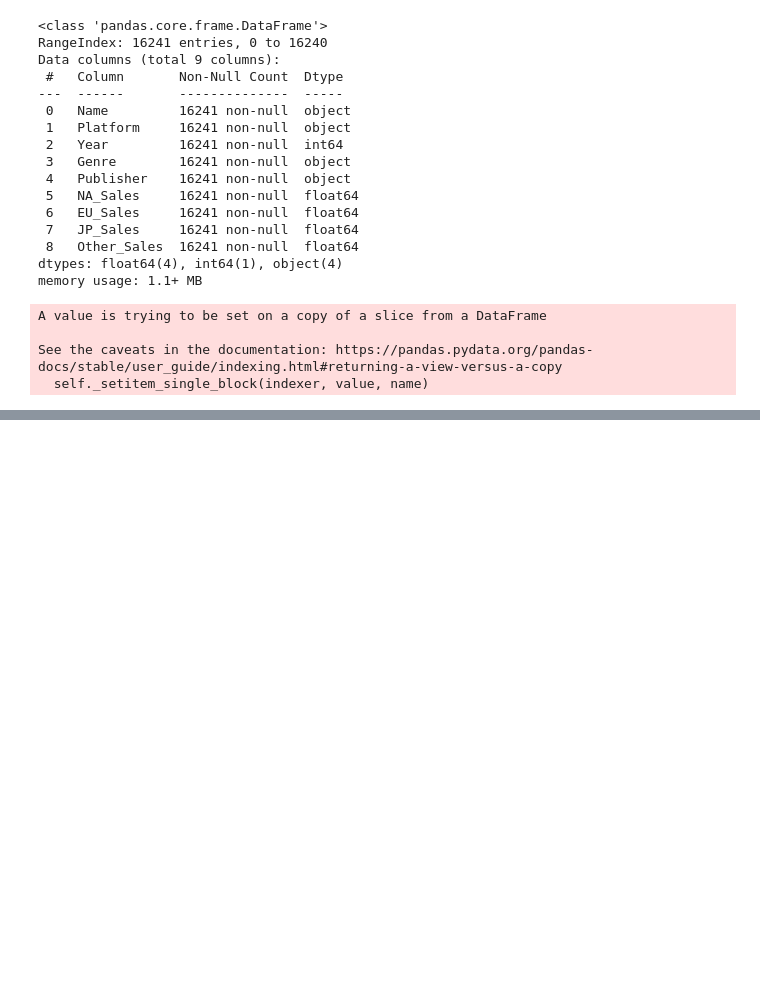
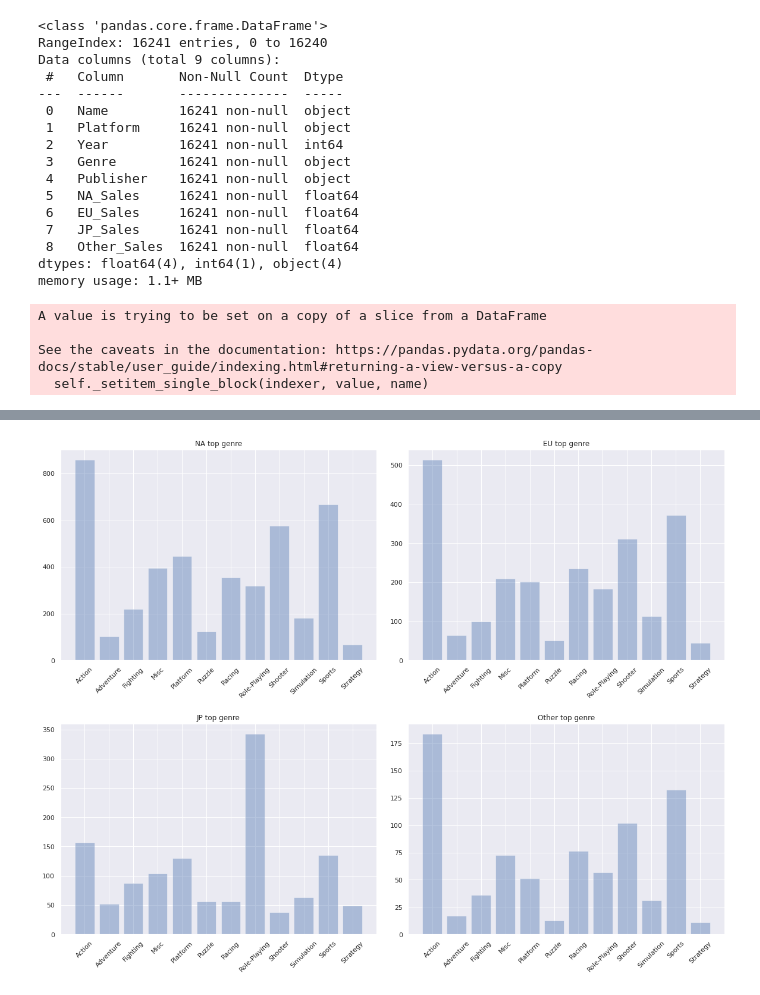
Before and after one commit to sigma-wbi/Game_Analysis_Project, a Jupyter notebook: Section_1_Project.ipynb, the cells around one changed output, grey strips where cells are left out. Saved outputs shown, nothing was run; the diff lists cells and outputs as text; code cells hidden in the pictures; blank space fills up the shorter version.

```diff
--- a/Section_1_Project.ipynb
+++ b/Section_1_Project.ipynb
@@ -319,0 +382,3 @@ Name: Genre, dtype: int64
+# %%
+df_genre1 = df_genre.reset_index()
+df_genre1
@@ -319,0 +399,32 @@ Name: Genre, dtype: int64
+# %%
+#sns.set(style='darkgrid')
+#plt.figure(figsize=(15, 10))
+#plt.title("Preferred Game Genre", fontsize=30)
+#plt.xlabel("Genre of game", fontsize=20)
+#plt.ylabel("Sales", fontsize=20)
+##sns.barplot(x='Genre',y='EU_Sales',data=df_genre1);
+#sns.lineplot(x='Genre',y='NA_Sales',data=df_genre);
+#sns.lineplot(x='Genre',y='JP_Sales',data=df_genre);
+#sns.lineplot(x='Genre',y='Other_Sales',data=df_genre);
+#sns.lineplot(x='Genre',y='Total_Sales',data=df_genre);
+#sns.lineplot(data=df_genre,markers=True);
+
+f, axes =plt.subplots(2,2)
+f.set_size_inches((20, 15))
+#plt.setp(plt.xticks()[1], rotation=45)
+for ax in axes.flatten():
+    plt.sca(ax)
+    plt.xticks(rotation = 45)
+plt.subplots_adjust(wspace = 0.1, hspace = 0.3)
+
+axes[0,0].bar(df_genre1['Genre'],df_genre1['NA_Sales'],alpha = 0.4,)
+axes[0, 0].set_title('NA top genre', fontsize = 12)
+axes[0,1].bar(df_genre1['Genre'],df_genre1['EU_Sales'],alpha = 0.4)
+axes[0, 1].set_title('EU top genre', fontsize = 12)
+axes[1,0].bar(df_genre1['Genre'],df_genre1['JP_Sales'],alpha = 0.4)
+axes[1, 0].set_title('JP top genre', fontsize = 12)
+axes[1,1].bar(df_genre1['Genre'],df_genre1['Other_Sales'],alpha = 0.4)
+axes[1, 1].set_title('Other top genre', fontsize = 12)
+plt.show()
+# %% [output]
+[figure, added]
```
Also changed, not shown: parts of 44 cells of this notebook.
